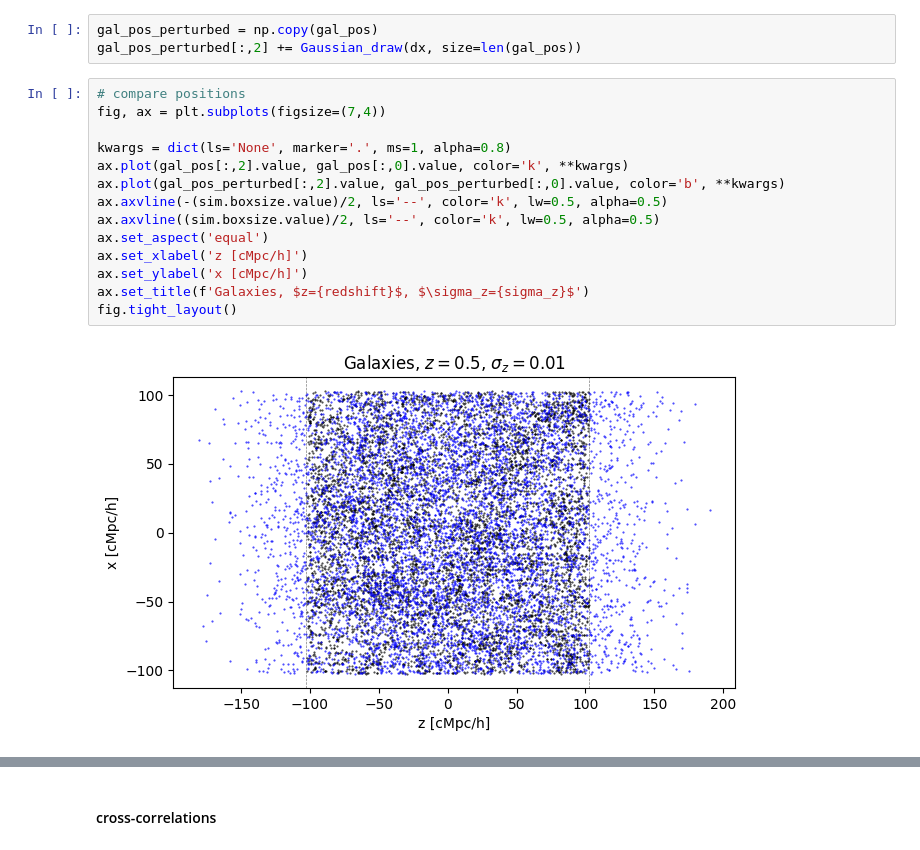
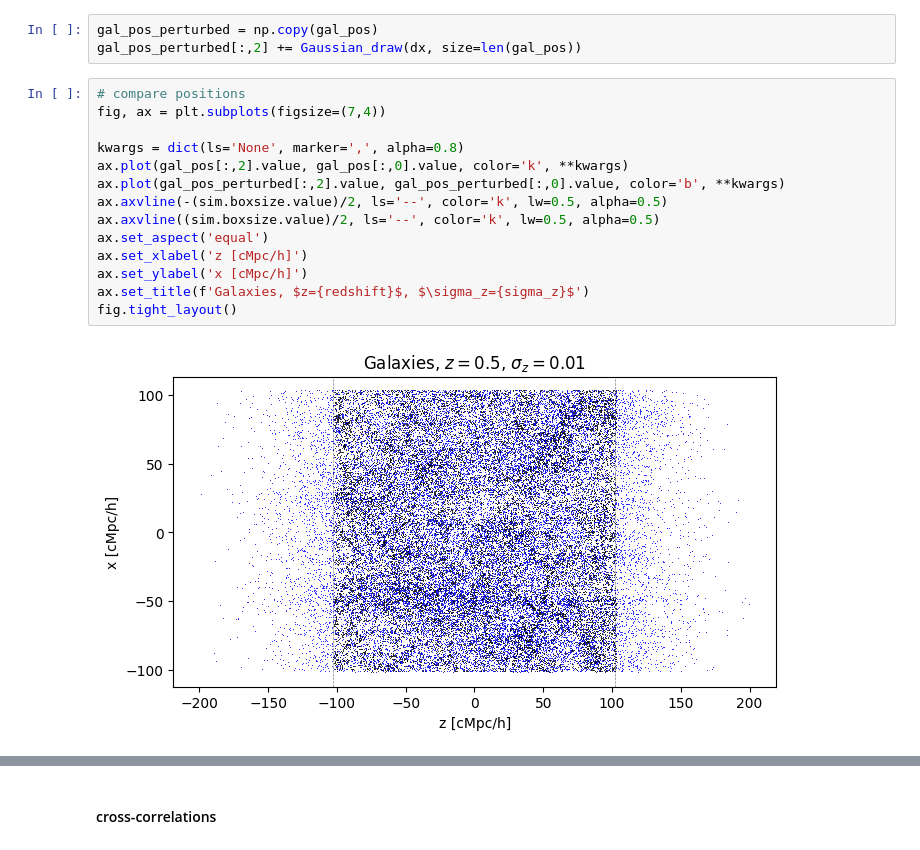
Before and after one commit to abbyw24/small-scale_cross-corrs, a Jupyter notebook: notebooks/xcorrs_with_redshift_err_5-9-23.ipynb, the cells around one changed output, grey strips where cells are left out. Saved outputs shown, nothing was run; the diff lists cells and outputs as text.

```diff
--- a/notebooks/xcorrs_with_redshift_err_5-9-23.ipynb
+++ b/notebooks/xcorrs_with_redshift_err_5-9-23.ipynb
@@ -55,16 +55,16 @@ gal_pos_perturbed[:,2] += Gaussian_draw(dx, size=len(gal_pos))
 # %%
 # compare positions
 fig, ax = plt.subplots(figsize=(7,4))
 
-kwargs = dict(ls='None', marker='.', ms=1, alpha=0.8)
+kwargs = dict(ls='None', marker=',', alpha=0.8)
 ax.plot(gal_pos[:,2].value, gal_pos[:,0].value, color='k', **kwargs)
 ax.plot(gal_pos_perturbed[:,2].value, gal_pos_perturbed[:,0].value, color='b', **kwargs)
 ax.axvline(-(sim.boxsize.value)/2, ls='--', color='k', lw=0.5, alpha=0.5)
 ax.axvline((sim.boxsize.value)/2, ls='--', color='k', lw=0.5, alpha=0.5)
 ax.set_aspect('equal')
 ax.set_xlabel('z [cMpc/h]')
 ax.set_ylabel('x [cMpc/h]')
 ax.set_title(f'Galaxies, $z={redshift}$, $\sigma_z={sigma_z}$')
 fig.tight_layout()
 # %% [output]
-[figure, old version]
+[figure, new version]
```
Also changed, not shown: parts of 8 cells of this notebook, 2 other files.
